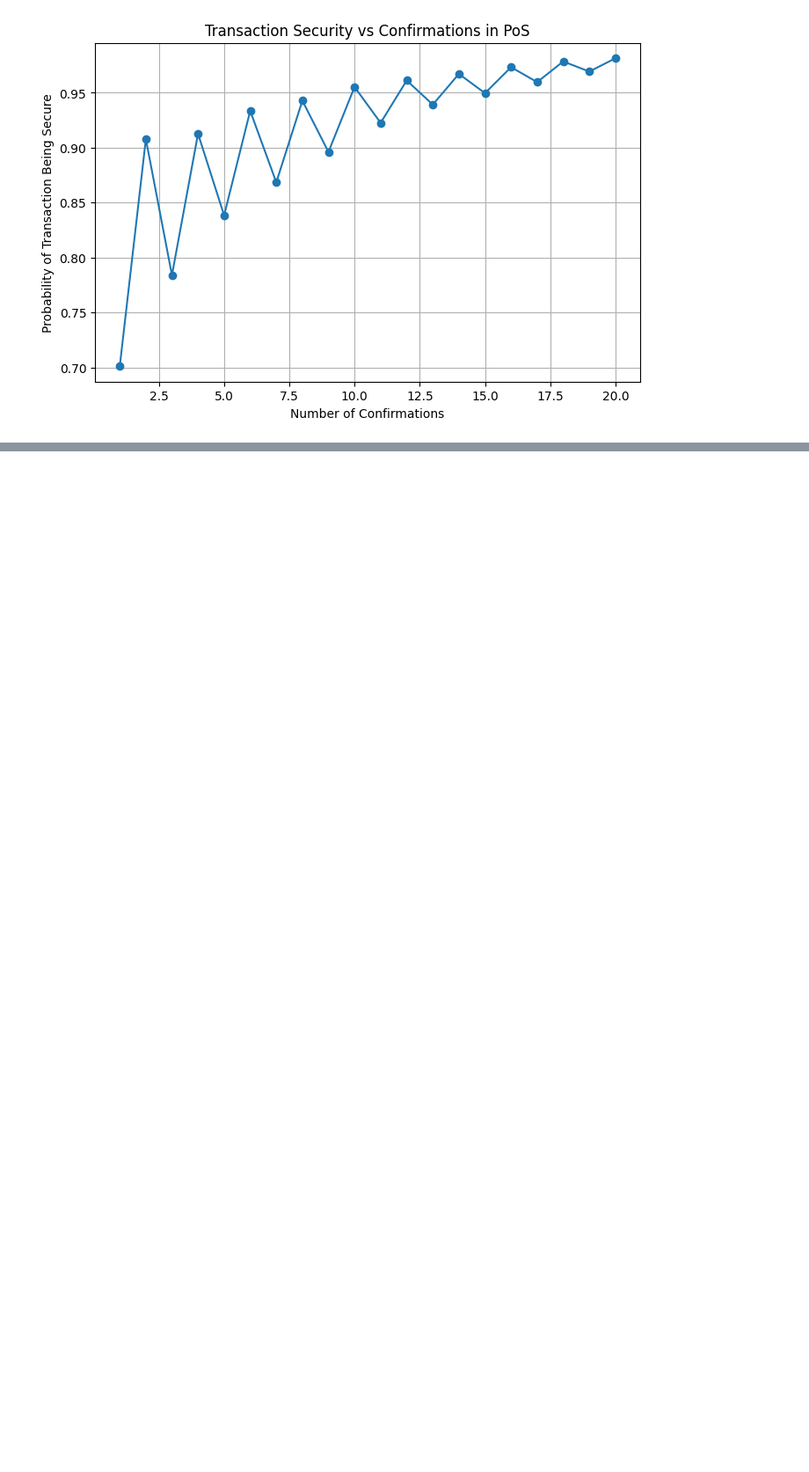
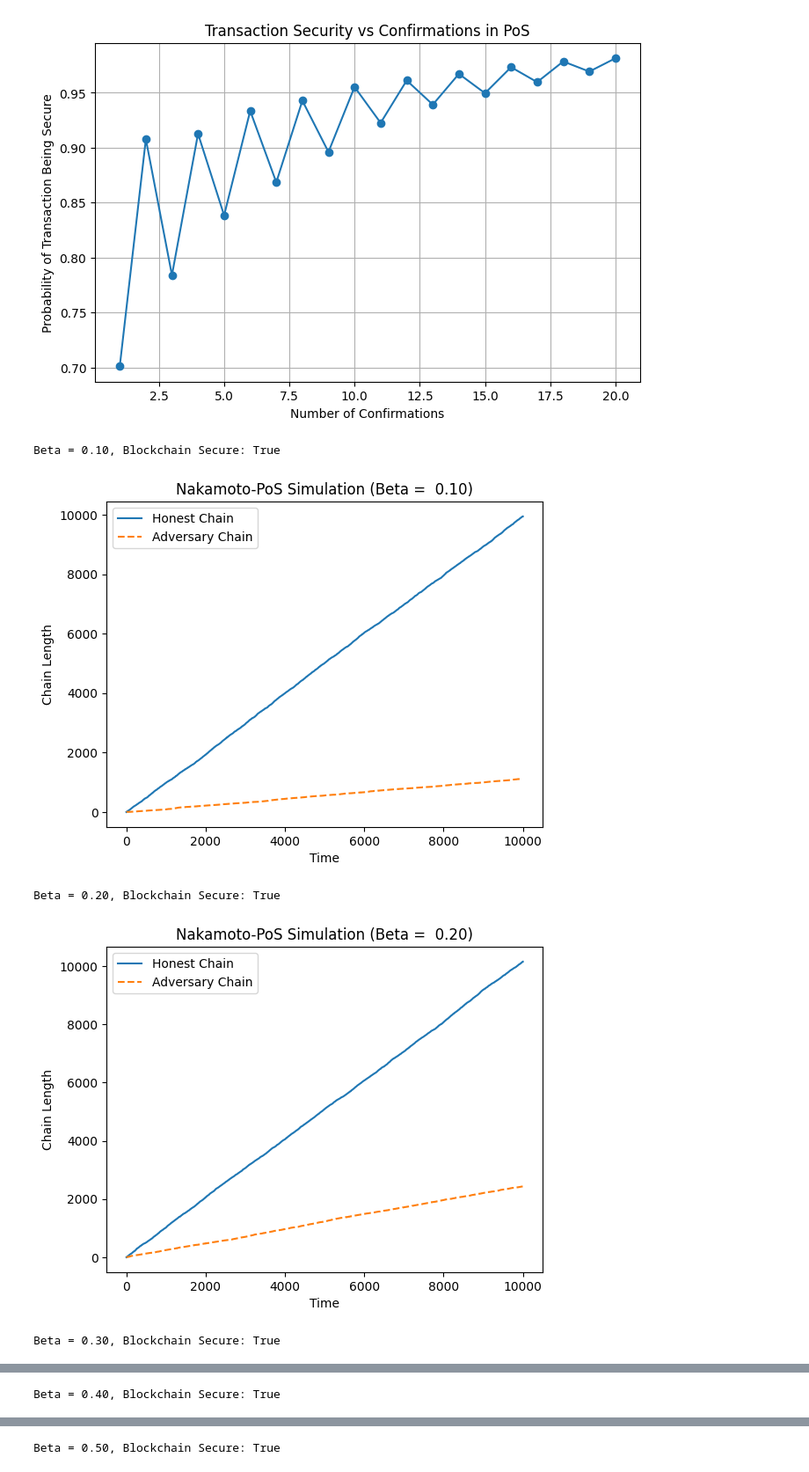
Before and after one commit to mscarpati/bitcoin-mining-tradeoffs, a Jupyter notebook: PoS_sim.ipynb, the cells around one changed output, grey strips where cells are left out. Shown: that part at 88% size. Drawn from its saved outputs; the diff is of its cells as text; code cells hidden in the pictures; blank space fills up the shorter version.

Commit message:
Nakamoto sim based on paper I read

```diff
--- a/PoS_sim.ipynb
+++ b/PoS_sim.ipynb
@@ -82,3 +82,79 @@ plt.grid()
 plt.show()
 # %% [output]
 [figure]
+# %%
+# Updated sim: Poisson process; Nakamoto PoS simulation
+# Based on paper
+class NakamotoPoS:
+    def __init__(self, beta, lambda_h=1, T=10000):
+        """
+        Simulates a Nakamoto-PoS blockchain
+        :param beta: Fraction of stake controlled by adversary
+        :param lambda_h: Block generation rate of honest nodes (Poisson process rate)
+        :param T: Simulation time steps
+        """
+        self.beta = beta
+        self.lambda_h = lambda_h
+        self.lambda_a = beta * lambda_h / (1 - beta)  # Adversary block rate
+        self.T = T
+        self.honest_chain = 0  # Honest chain length
+        self.adversary_chain = 0  # Adversary's private chain length
+        self.honest_blocks = []
+        self.adversary_blocks = []
+        self.time = 0
+
+    def run_simulation(self):
+        """Simulates Nakamoto-PoS block production and adversarial growth."""
+        while self.time < self.T:
+            # Generate next block times
+            honest_time = np.random.exponential(1 / self.lambda_h)
+            adversary_time = np.random.exponential(1 / self.lambda_a)
+
+            if honest_time < adversary_time:
+                self.honest_chain += 1
+                self.honest_blocks.append(self.time + honest_time)
+                self.time += honest_time
+                self.resolve_fork()
+            else:
+                self.adversary_chain += 1
+                self.adversary_blocks.append(self.time + adversary_time)
+                self.time += adversary_time
+                self.resolve_fork()
+
+    def resolve_fork(self):
+        """Resolves forks based on longest chain rule."""
+        if self.adversary_chain > self.honest_chain:
+            self.honest_chain = self.adversary_chain
+        elif self.honest_chain > self.adversary_chain:
+            self.adversary_chain = self.honest_chain
+
+    def is_secure(self):
+        """Checks if the blockchain remained secure (i.e., honest chain dominated)."""
+        # print("Length of honest chain: ", self.honest_chain)
+        # print("Length of adversary chain: ", self.adversary_chain)
+        return self.honest_chain >= self.adversary_chain
+
+    def plot_results(self):
+        """Plots the chain growth over time."""
+        plt.plot(self.honest_blocks, range(1, len(self.honest_blocks) + 1), label='Honest Chain')
+        plt.plot(self.adversary_blocks, range(1, len(self.adversary_blocks) + 1), label='Adversary Chain', linestyle='dashed')
+        plt.xlabel('Time')
+        plt.ylabel('Chain Length')
+        plt.title(f'Nakamoto-PoS Simulation (Beta = {self.beta: .2f})')
+        plt.legend()
+        plt.show()
+
+# Run simulations for different adversarial stakes
+betas = np.linspace(0.1, 0.5, 5)  # Test beta from 10% to 50%
+for beta in betas:
+    simulation = NakamotoPoS(beta=beta, T=10000)
+    simulation.run_simulation()
+    secure = simulation.is_secure()
+    print(f'Beta = {beta:.2f}, Blockchain Secure: {secure}')
+    simulation.plot_results()
+# %% [output]
+Beta = 0.10, Blockchain Secure: True
+[figure, added]
+Beta = 0.20, Blockchain Secure: True
+[figure, added]
+Beta = 0.30, Blockchain Secure: True
@@ -84,0 +162 @@ plt.show()
+Beta = 0.40, Blockchain Secure: True
@@ -84,0 +164 @@ plt.show()
+Beta = 0.50, Blockchain Secure: True
```
Also changed, not shown: parts of 1 cell of this notebook.
